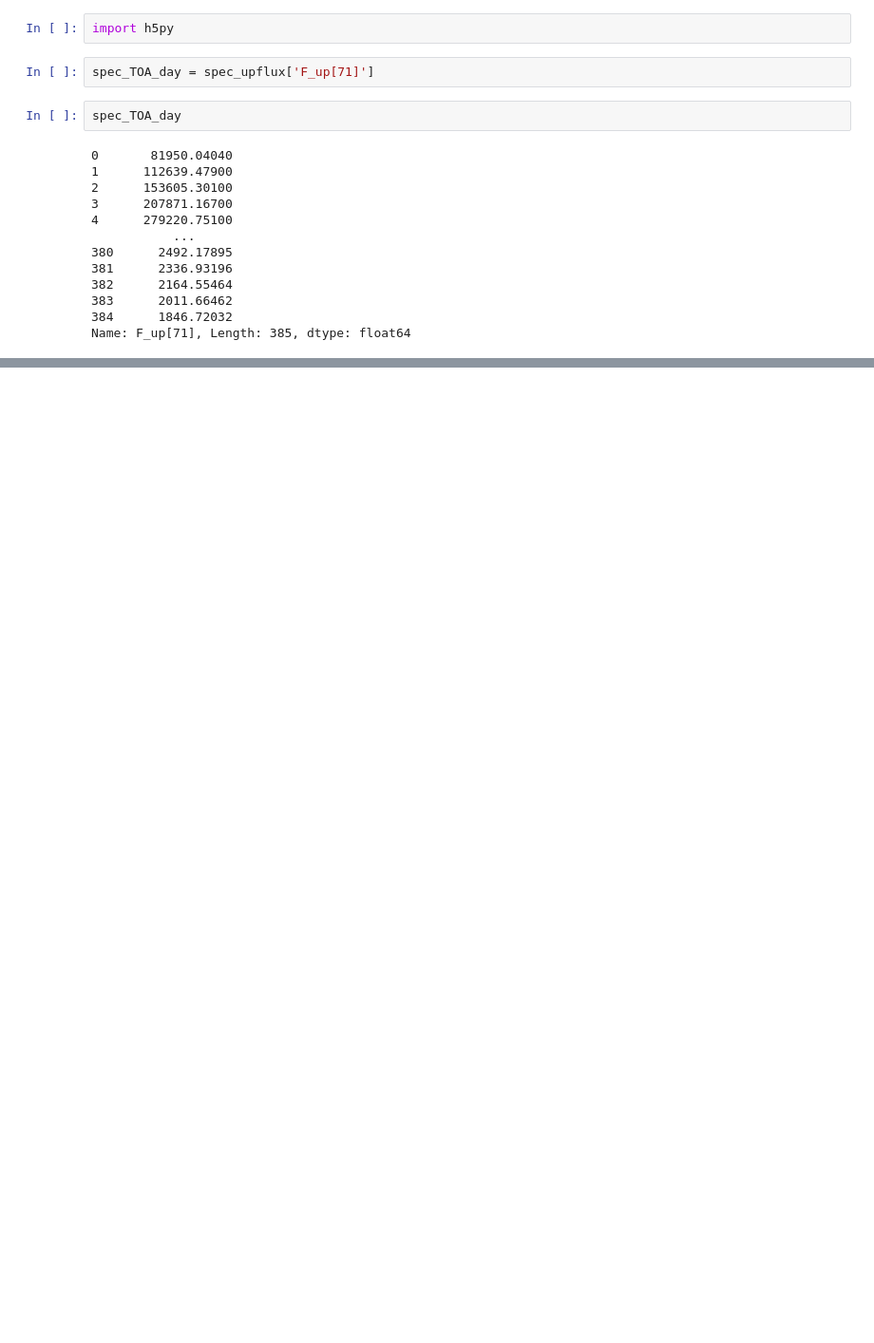
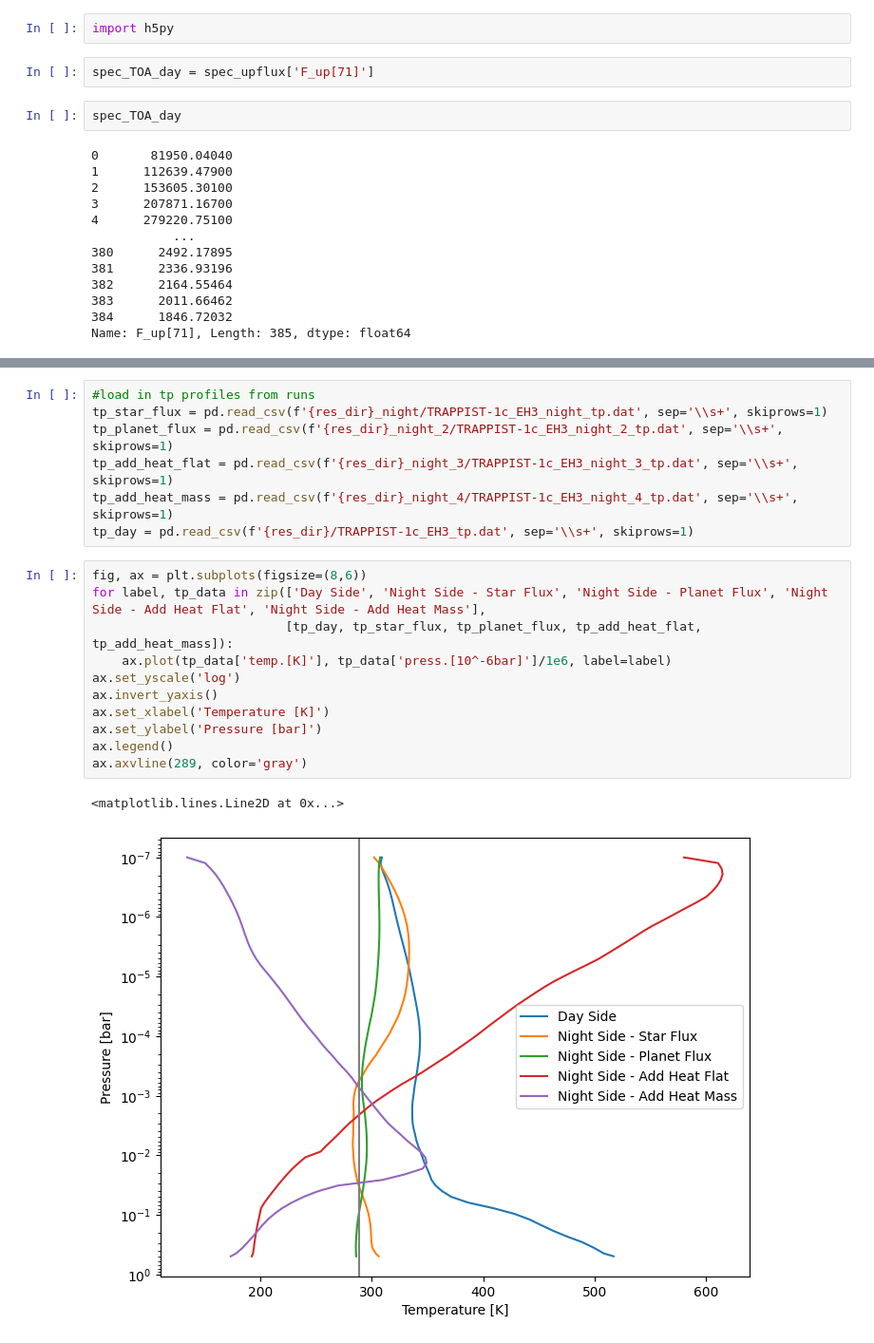
Before and after one commit to cwirth-astro/HELIOS, a Jupyter notebook: nightside_energy_testing.ipynb, the cells around one changed output, grey strips where cells are left out. Shown at 95% size. Drawn from its saved outputs; the diff is of its cells as text; blank space fills up the shorter version.

```diff
--- a/nightside_energy_testing.ipynb
+++ b/nightside_energy_testing.ipynb
@@ -194,0 +239,21 @@ file_out.create_dataset('flux_erg_cm2_s_um', data=spec_TOA
+# %%
+#load in tp profiles from runs
+tp_star_flux = pd.read_csv(f'{res_dir}_night/TRAPPIST-1c_EH3_night_tp.dat', sep='\\s+', skiprows=1)
+tp_planet_flux = pd.read_csv(f'{res_dir}_night_2/TRAPPIST-1c_EH3_night_2_tp.dat', sep='\\s+', skiprows=1)
+tp_add_heat_flat = pd.read_csv(f'{res_dir}_night_3/TRAPPIST-1c_EH3_night_3_tp.dat', sep='\\s+', skiprows=1)
+tp_add_heat_mass = pd.read_csv(f'{res_dir}_night_4/TRAPPIST-1c_EH3_night_4_tp.dat', sep='\\s+', skiprows=1)
+tp_day = pd.read_csv(f'{res_dir}/TRAPPIST-1c_EH3_tp.dat', sep='\\s+', skiprows=1)
+# %%
+fig, ax = plt.subplots(figsize=(8,6))
+for label, tp_data in zip(['Day Side', 'Night Side - Star Flux', 'Night Side - Planet Flux', 'Night Side - Add Heat Flat', 'Night Side - Add Heat Mass'],
+                          [tp_day, tp_star_flux, tp_planet_flux, tp_add_heat_flat, tp_add_heat_mass]):
+    ax.plot(tp_data['temp.[K]'], tp_data['press.[10^-6bar]']/1e6, label=label)
+ax.set_yscale('log')
+ax.invert_yaxis()
+ax.set_xlabel('Temperature [K]')
+ax.set_ylabel('Pressure [bar]')
+ax.legend()
+ax.axvline(289, color='gray')
+# %% [output]
+<matplotlib.lines.Line2D at 0x...>
+[figure, added]
```
Also changed, not shown: parts of 12 cells of this notebook, 25 other files.
